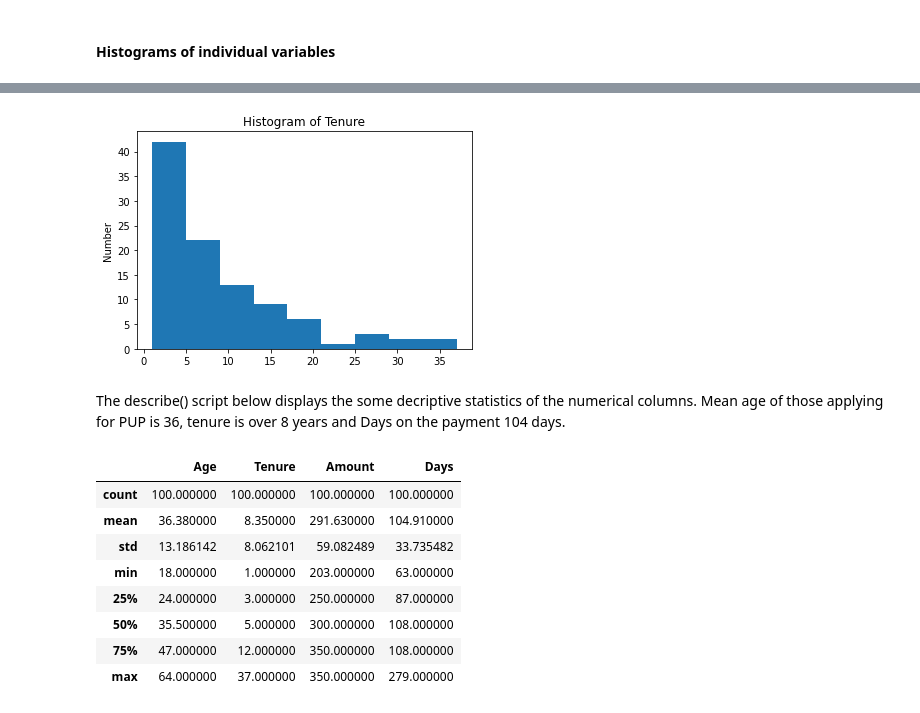
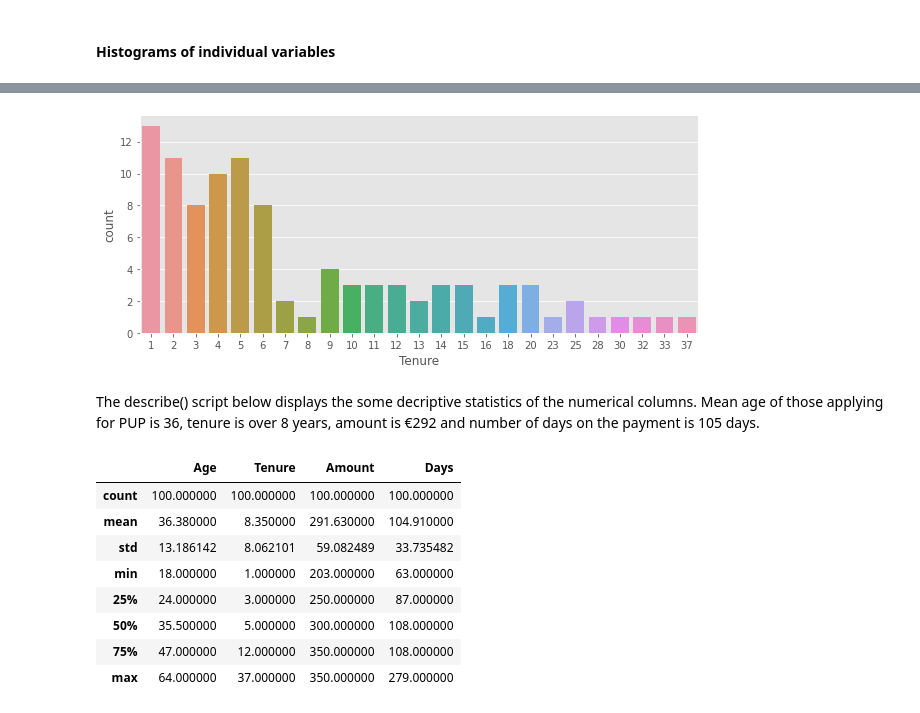
Before and after one commit to nmanley73/Project-Programming, a Jupyter notebook: Project - Programming.ipynb, the cells around one changed output, grey strips where cells are left out. Cells and saved outputs as stored; diff of their text form; code cells hidden in the pictures.

```diff
--- a/Project - Programming.ipynb
+++ b/Project - Programming.ipynb
@@ -92,16 +98,11 @@ Most of the employees have been in their current position for less than 5 years.
-# %%
-import seaborn as sns
-import matplotlib.pyplot as plt
-
-plt.hist(df["Tenure"], bins=9)
-plt.ylabel("Number")
-#plt.xlabel("Tenure")
-plt.title("Histogram of Tenure")
-plt.show()
-# %% [output]
-[figure, removed]
+# %%
+import seaborn as sns
+
+sns.countplot(x ='Tenure', data = df);
+# %% [output]
+[figure, added]
 # %% [markdown]
-The describe() script below displays the some decriptive statistics of the numerical columns. Mean age of those applying for PUP is 36, tenure is over 8 years and Days on the payment 104 days.
+The describe() script below displays the some decriptive statistics of the numerical columns. Mean age of those applying for PUP is 36, tenure is over 8 years, amount is €292 and number of days on the payment is 105 days.
 # %%
 import pandas as pd
 import matplotlib.pyplot as plt
```
Also changed, not shown: parts of 19 cells of this notebook.
